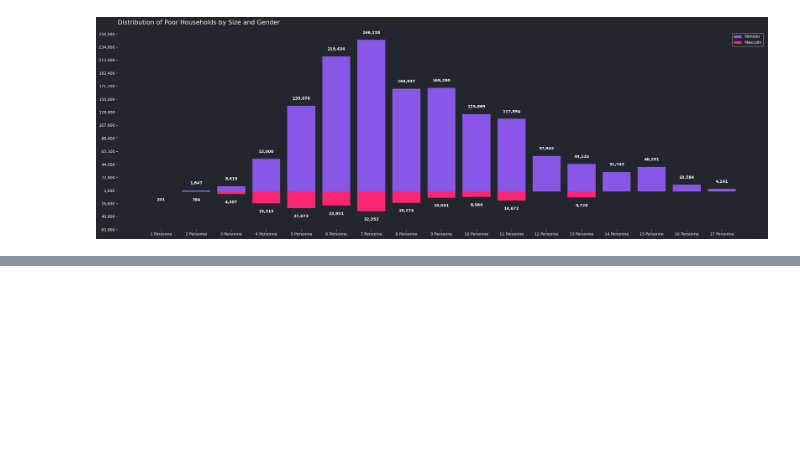
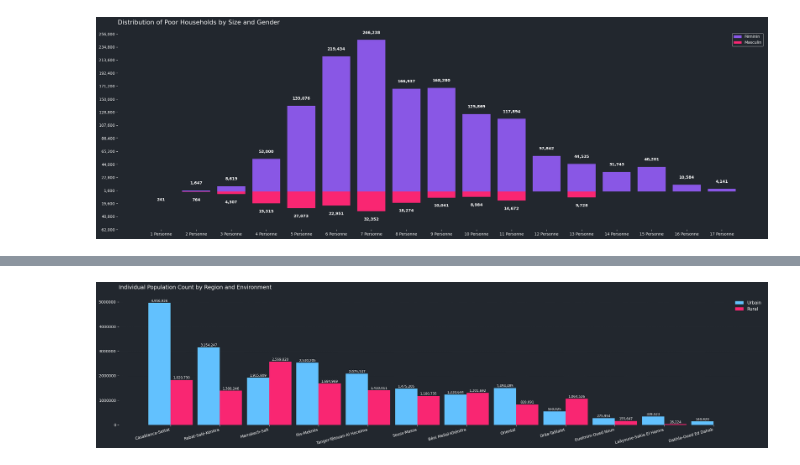
Before and after one commit to Hvllvix/HCP-Internship, a Jupyter notebook: Notebooks/Analysis.ipynb, the cells around one changed output, grey strips where cells are left out. Saved outputs shown, nothing was run; the diff lists cells and outputs as text; code cells hidden in the pictures; blank space fills up the shorter version.

```diff
--- a/Notebooks/Analysis.ipynb
+++ b/Notebooks/Analysis.ipynb
@@ -175,0 +209,33 @@ plt.show()
+# %%
+environement = ENCDM.groupby(['Région_12', 'Milieu'])['coef_indiv'].sum().unstack(fill_value = 0)
+environement = environement.loc[environement.sum(axis = 1).sort_values(ascending = False).index]
+
+labels = [MapENCDM['Région_12'].get(i, f"Région {i}") for i in environement.index]
+x = np.arange(len(labels))
+width = 0.45
+
+fig, ax = plt.subplots(figsize = (24, 6))
+ax.grid(True, axis = 'y', linestyle = '--', alpha = 0.5, zorder = 1)
+
+urbain = ax.bar(x - width/2, environement.iloc[:, 0], width, label = 'Urbain', color = Colors['blue'], zorder = 3)
+rural = ax.bar(x + width/2, environement.iloc[:, 1], width, label = 'Rural', color = Colors['pink'], zorder = 3)
+
+ax.set_title('Individual Population Count by Region and Environment',loc = 'left', fontsize = 14, pad = 20)
+ax.set_xticks(x)
+ax.set_xticklabels(labels, fontsize = 10, rotation = 15, ha = 'right')
+ax.legend(frameon = False, fontsize = 11)
+
+ax.ticklabel_format(style = 'plain', axis = 'y')
+
+for rectangle in urbain + rural:
+    height = rectangle.get_height()
+    if height > 0:
+        ax.text(rectangle.get_x() + rectangle.get_width()/2, height + 10000, f'{int(height):,}', ha = 'center', va = 'bottom', fontsize = 8.5)
+
+ax.spines['top'].set_visible(False)
+ax.spines['right'].set_visible(False)
+
+plt.tight_layout()
+plt.show()
+# %% [output]
+[figure, added]
```
Also changed, not shown: parts of 1 cell of this notebook, 5 other files.
